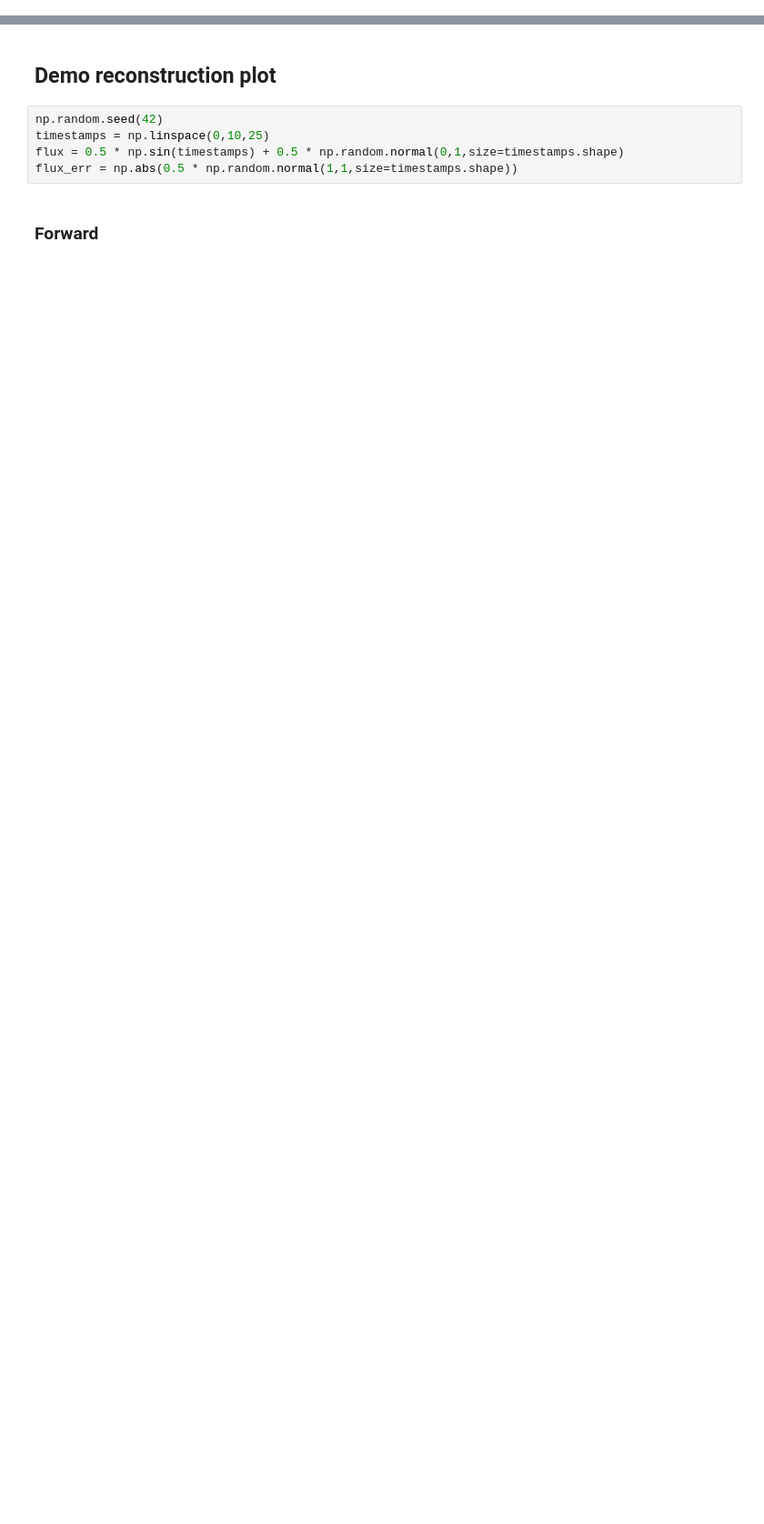
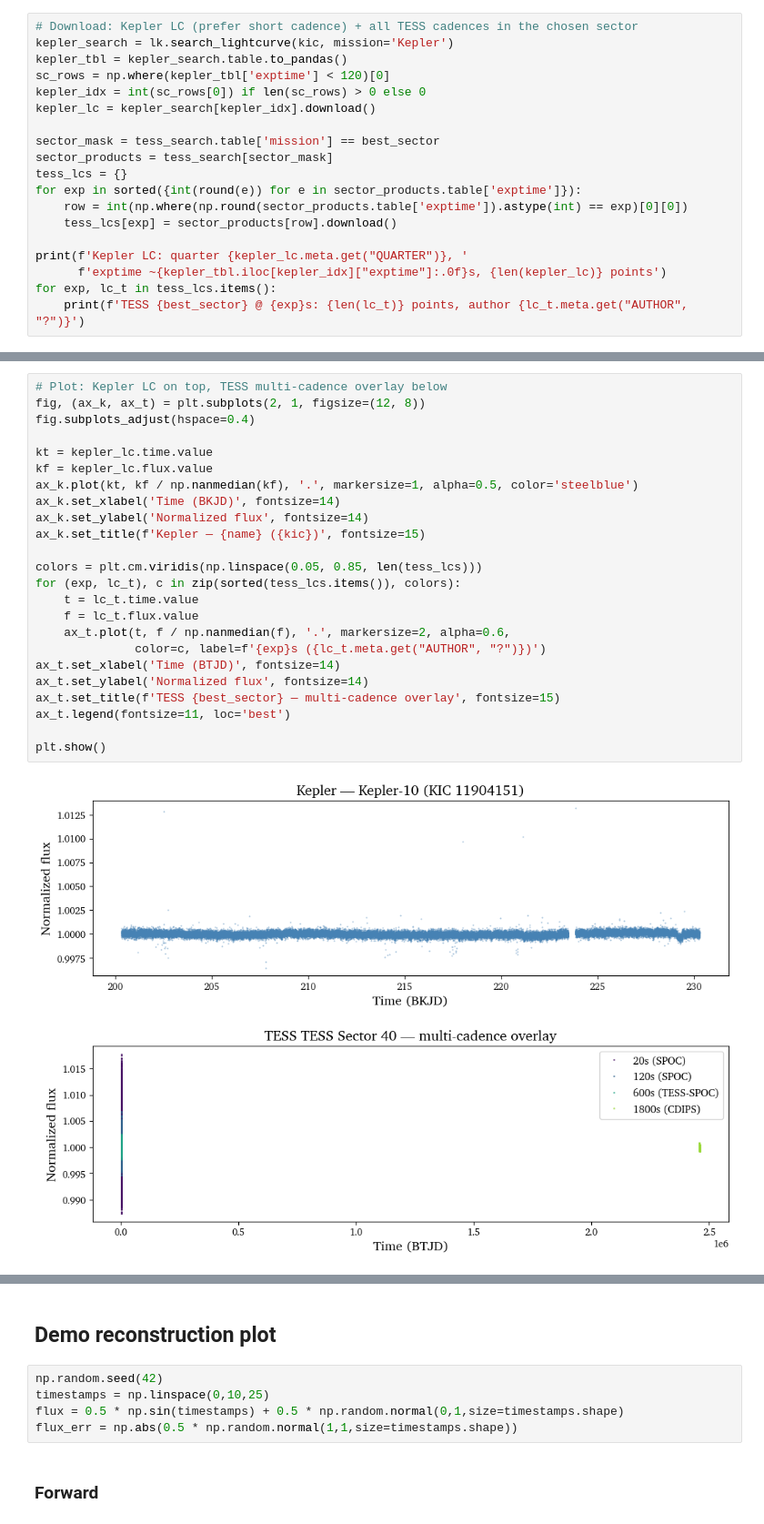
Before and after one commit to pvl19/lc-gen, a Jupyter notebook: notebooks/paper_recon_plots.ipynb, the cells around one changed output, grey strips where cells are left out. Shown at 91% size. Saved outputs shown, nothing was run; the diff lists cells and outputs as text; blank space fills up the shorter version.

Commit message:
notebooks: analysis updates (age inference, all-star distances, per-sector comparison, paper recon)
Co-Authored-By: Claude Opus 4.7 <noreply@anthropic.com>

```diff
--- a/notebooks/paper_recon_plots.ipynb
+++ b/notebooks/paper_recon_plots.ipynb
@@ -14,0 +70,19 @@ mpl.rcParams.update({
+# %%
+# Download: Kepler LC (prefer short cadence) + all TESS cadences in the chosen sector
+kepler_search = lk.search_lightcurve(kic, mission='Kepler')
+kepler_tbl = kepler_search.table.to_pandas()
+sc_rows = np.where(kepler_tbl['exptime'] < 120)[0]
+kepler_idx = int(sc_rows[0]) if len(sc_rows) > 0 else 0
+kepler_lc = kepler_search[kepler_idx].download()
+
+sector_mask = tess_search.table['mission'] == best_sector
+sector_products = tess_search[sector_mask]
+tess_lcs = {}
+for exp in sorted({int(round(e)) for e in sector_products.table['exptime']}):
+    row = int(np.where(np.round(sector_products.table['exptime']).astype(int) == exp)[0][0])
+    tess_lcs[exp] = sector_products[row].download()
+
+print(f'Kepler LC: quarter {kepler_lc.meta.get("QUARTER")}, '
+      f'exptime ~{kepler_tbl.iloc[kepler_idx]["exptime"]:.0f}s, {len(kepler_lc)} points')
+for exp, lc_t in tess_lcs.items():
+    print(f'TESS {best_sector} @ {exp}s: {len(lc_t)} points, author {lc_t.meta.get("AUTHOR", "?")}')
@@ -14,0 +105,26 @@ mpl.rcParams.update({
+# %%
+# Plot: Kepler LC on top, TESS multi-cadence overlay below
+fig, (ax_k, ax_t) = plt.subplots(2, 1, figsize=(12, 8))
+fig.subplots_adjust(hspace=0.4)
+
+kt = kepler_lc.time.value
+kf = kepler_lc.flux.value
+ax_k.plot(kt, kf / np.nanmedian(kf), '.', markersize=1, alpha=0.5, color='steelblue')
+ax_k.set_xlabel('Time (BKJD)', fontsize=14)
+ax_k.set_ylabel('Normalized flux', fontsize=14)
+ax_k.set_title(f'Kepler — {name} ({kic})', fontsize=15)
+
+colors = plt.cm.viridis(np.linspace(0.05, 0.85, len(tess_lcs)))
+for (exp, lc_t), c in zip(sorted(tess_lcs.items()), colors):
+    t = lc_t.time.value
+    f = lc_t.flux.value
+    ax_t.plot(t, f / np.nanmedian(f), '.', markersize=2, alpha=0.6,
+              color=c, label=f'{exp}s ({lc_t.meta.get("AUTHOR", "?")})')
+ax_t.set_xlabel('Time (BTJD)', fontsize=14)
+ax_t.set_ylabel('Normalized flux', fontsize=14)
+ax_t.set_title(f'TESS {best_sector} — multi-cadence overlay', fontsize=15)
+ax_t.legend(fontsize=11, loc='best')
+
+plt.show()
+# %% [output]
+[figure, added]
```
Also changed, not shown: parts of 31 cells of this notebook, 5 other files.
